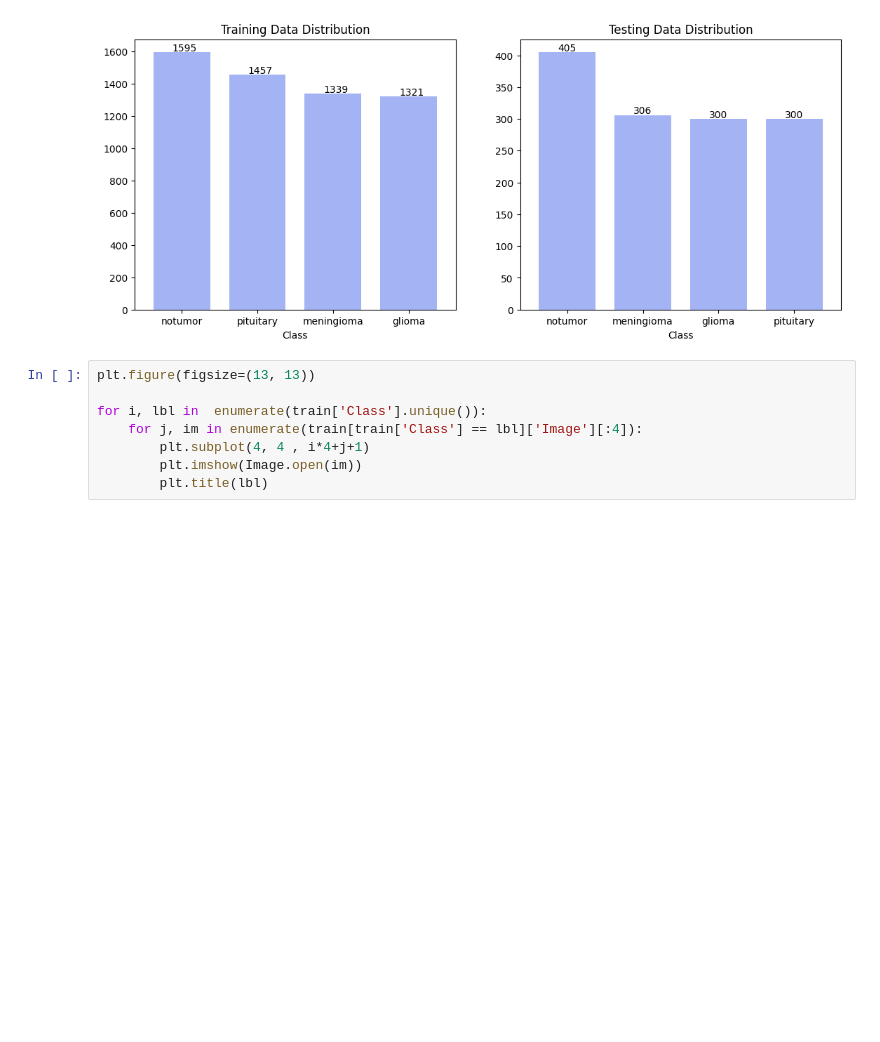
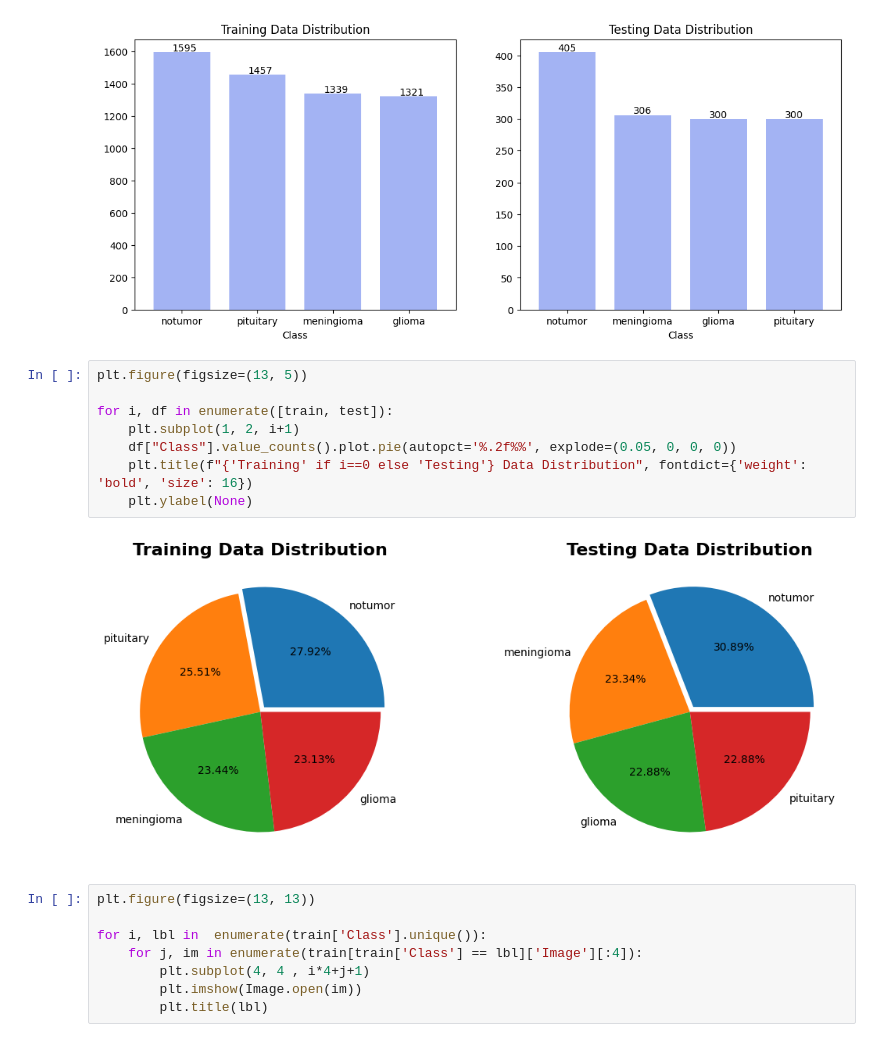
Before and after one commit to Rahul-Samedavar/Brain-Tumor-Detector-From-MRI-Scan, a Jupyter notebook: trainer.ipynb, the cells around one changed output. Drawn from its saved outputs; the diff is of its cells as text; blank space fills up the shorter version.

Commit message:
Completed External Testing

```diff
--- a/trainer.ipynb
+++ b/trainer.ipynb
@@ -30,6 +39,16 @@ for i, df in enumerate([train, test]):
         plt.text(i-0.125, v+h/200, str(v))
 # %% [output]
 [figure]
+# %%
+plt.figure(figsize=(13, 5))
+
+for i, df in enumerate([train, test]):
+    plt.subplot(1, 2, i+1)
+    df["Class"].value_counts().plot.pie(autopct='%.2f%%', explode=(0.05, 0, 0, 0))
+    plt.title(f"{'Training' if i==0 else 'Testing'} Data Distribution", fontdict={'weight': 'bold', 'size': 16})
+    plt.ylabel(None)
+# %% [output]
+[figure, added]
 # %%
 plt.figure(figsize=(13, 13))
 
```
Also changed, not shown: parts of 33 cells of this notebook, 25 other files.
